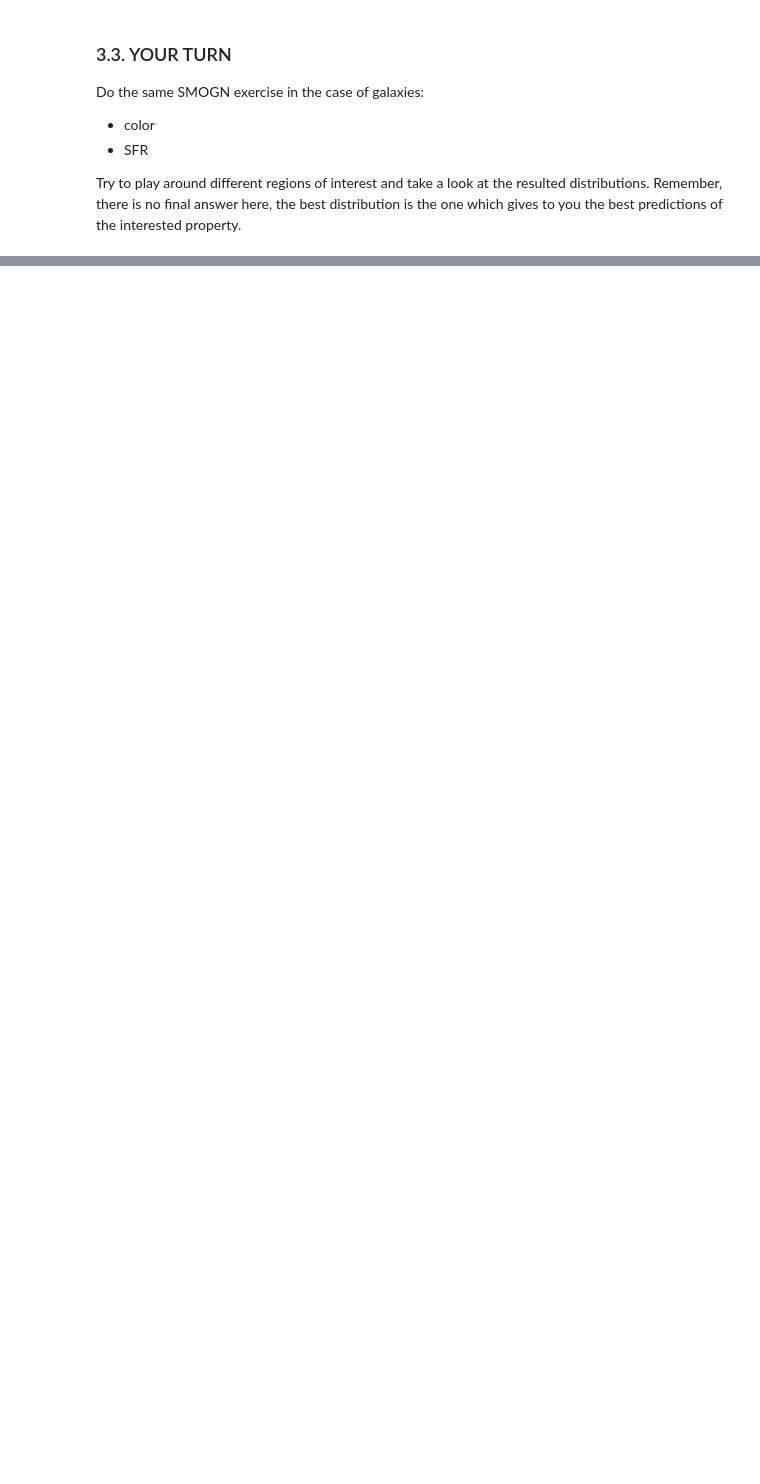
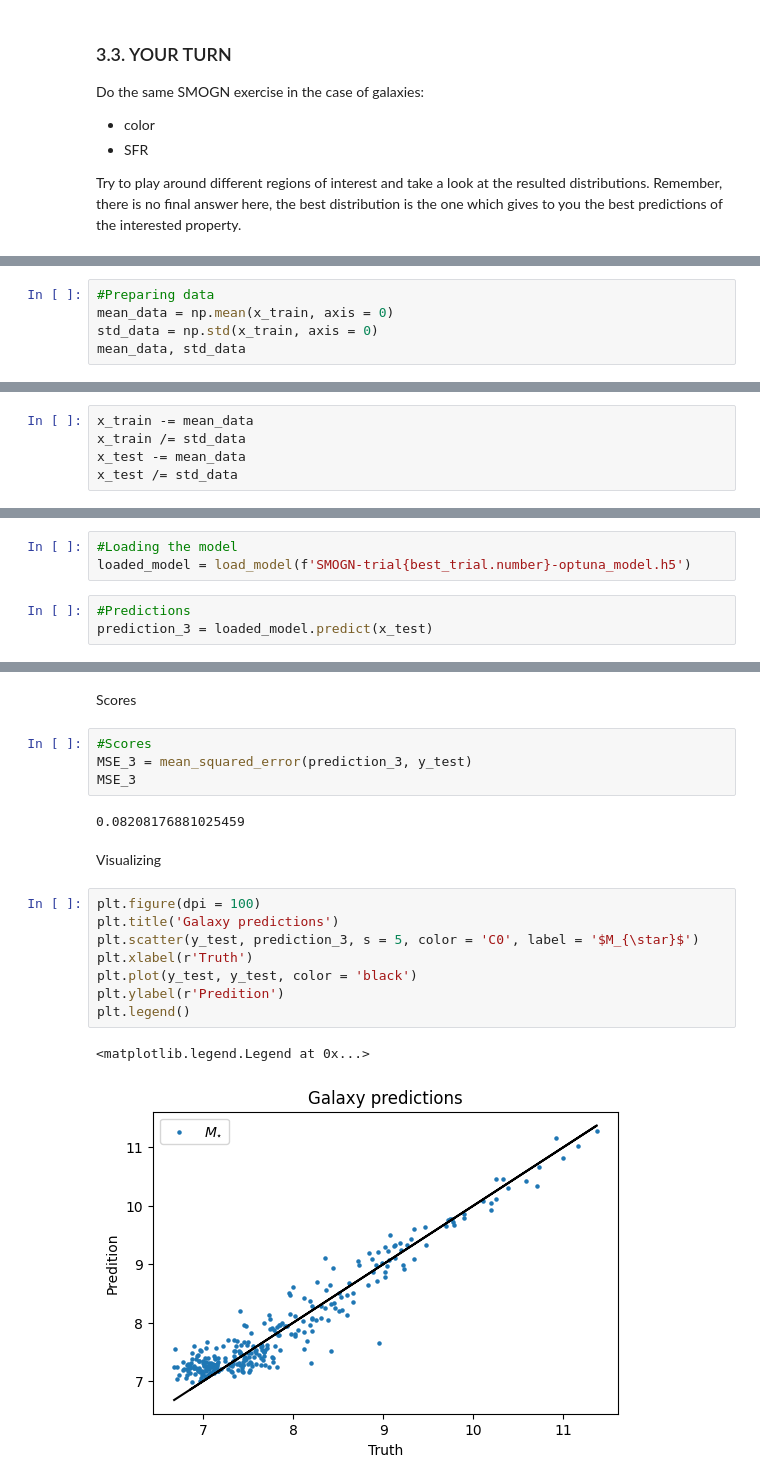
Before and after one commit to DataDrivenGalaxyEvolution/galevo23-tutorials, a Jupyter notebook: week-2/tutorial_on_halo-galaxy_connection/halo-galaxy_connection.ipynb, the cells around one changed output, grey strips where cells are left out. Cells and saved outputs as stored; diff of their text form; blank space fills up the shorter version.

```diff
--- a/week-2/tutorial_on_halo-galaxy_connection/halo-galaxy_connection.ipynb
+++ b/week-2/tutorial_on_halo-galaxy_connection/halo-galaxy_connection.ipynb
@@ -784,0 +800,5 @@ best predictions of the interested property.
+# %%
+#Preparing data
+mean_data = np.mean(x_train, axis = 0)
+std_data = np.std(x_train, axis = 0)
+mean_data, std_data
@@ -784,0 +808,5 @@ best predictions of the interested property.
+# %%
+x_train -= mean_data
+x_train /= std_data
+x_test -= mean_data
+x_test /= std_data
@@ -784,0 +877,6 @@ best predictions of the interested property.
+# %%
+#Loading the model
+loaded_model = load_model(f'SMOGN-trial{best_trial.number}-optuna_model.h5')
+# %%
+#Predictions
+prediction_3 = loaded_model.predict(x_test)
@@ -784,0 +885,21 @@ best predictions of the interested property.
+# %% [markdown]
+Scores
+# %%
+#Scores
+MSE_3 = mean_squared_error(prediction_3, y_test)
+MSE_3
+# %% [output]
+0.08208176881025459
+# %% [markdown]
+Visualizing
+# %%
+plt.figure(dpi = 100)
+plt.title('Galaxy predictions')
+plt.scatter(y_test, prediction_3, s = 5, color = 'C0', label = '$M_{\star}$')
+plt.xlabel(r'Truth')
+plt.plot(y_test, y_test, color = 'black')
+plt.ylabel(r'Predition')
+plt.legend()
+# %% [output]
+<matplotlib.legend.Legend at 0x...>
+[figure, added]
```
Also changed, not shown: parts of 37 cells of this notebook.
